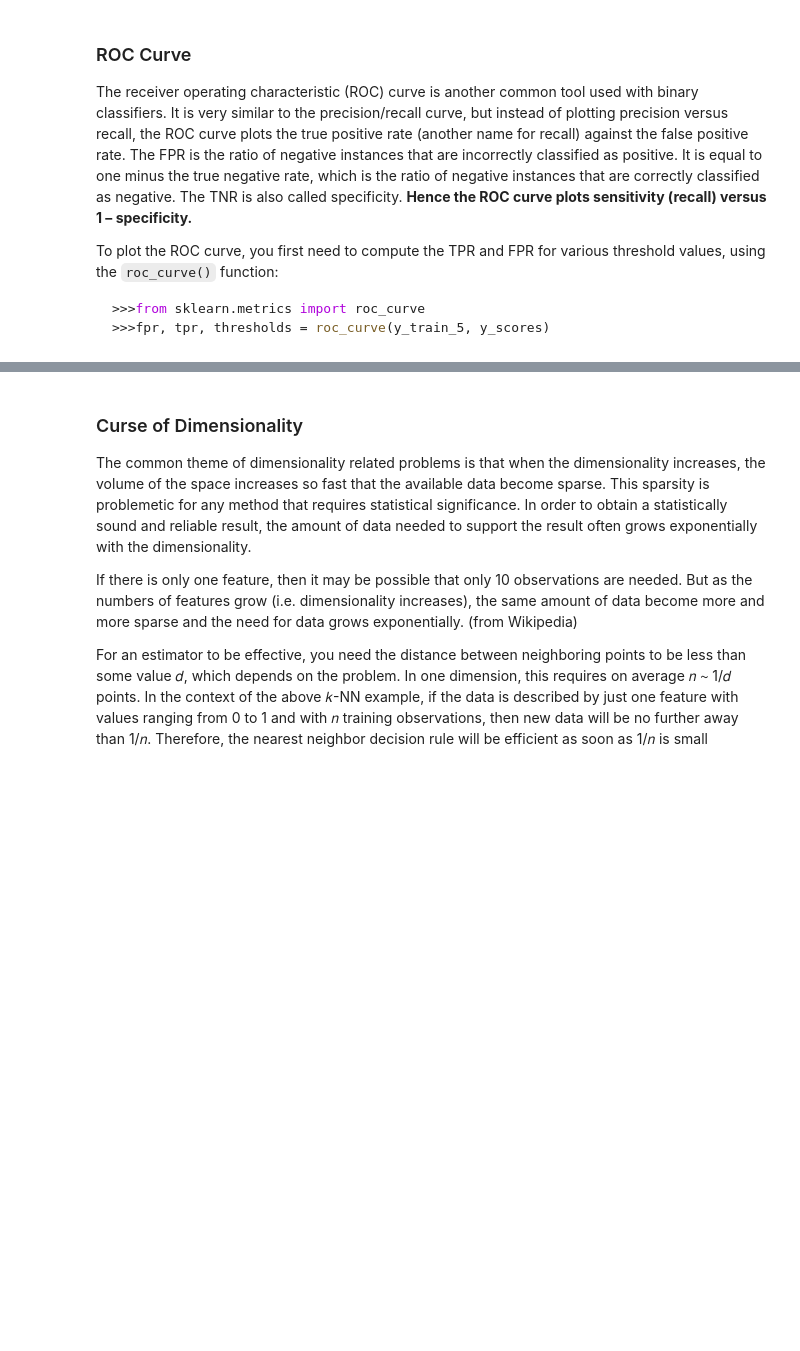
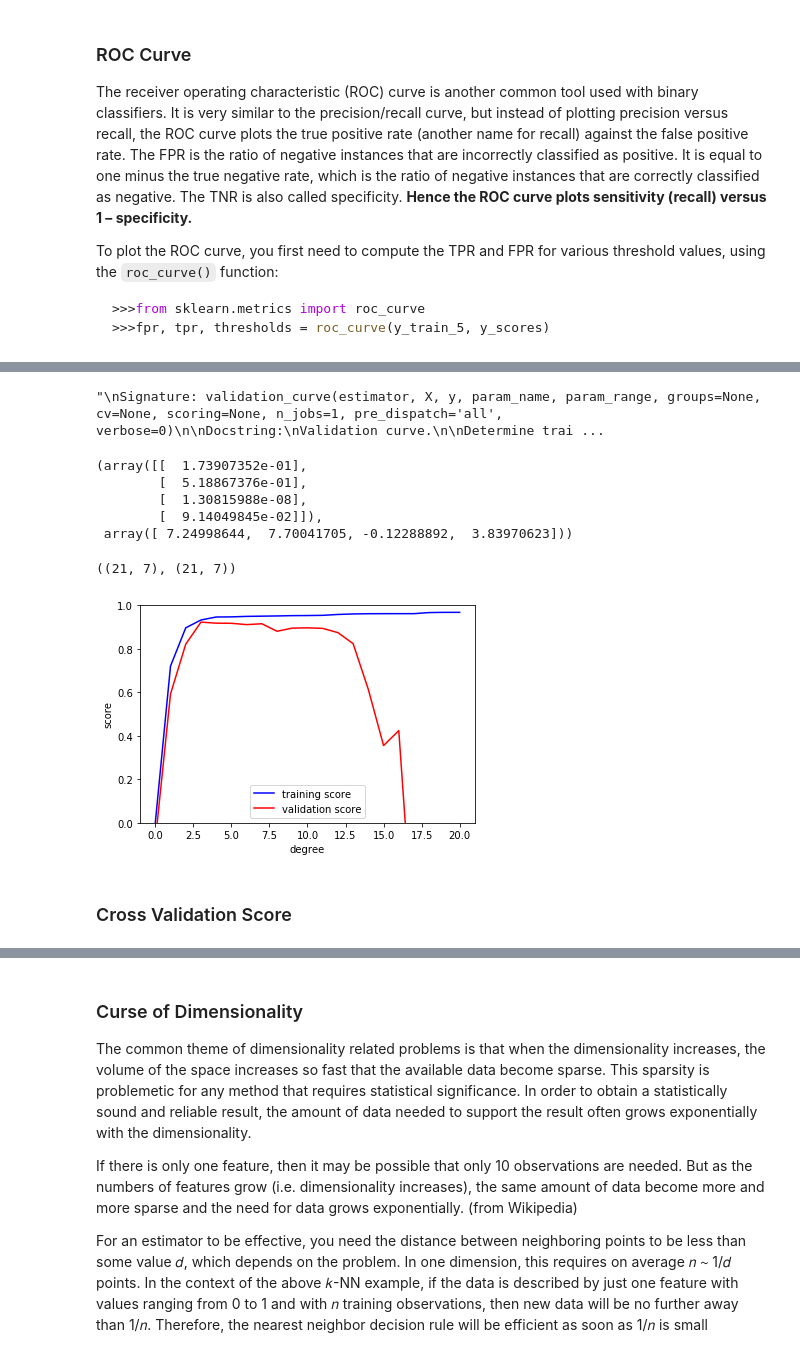
Before and after one commit to mayankkaizen/jupyter-notebooks, a Jupyter notebook: ML-Notes.ipynb, the cells around one changed output, grey strips where cells are left out. Saved outputs shown, nothing was run; the diff lists cells and outputs as text; code cells hidden in the pictures; blank space fills up the shorter version.

```diff
--- a/ML-Notes.ipynb
+++ b/ML-Notes.ipynb
@@ -180,0 +183,69 @@ To plot the ROC curve, you first need to compute the TPR and FPR for various thr
+# %%
+from sklearn.model_selection import validation_curve
+
+'''
+Signature: validation_curve(estimator, X, y, param_name, param_range, groups=None, cv=None, scoring=None, n_jobs=1, pre_dispatch='all', verbose=0)
+
+Docstring:
+Validation curve.
+
+Determine training and test scores for varying parameter values.
+
+Compute scores for an estimator with different values of a specified
+parameter. This is similar to grid search with one parameter. However, this
+will also compute training scores and is merely a utility for plotting the
+results.
+'''
+# %% [output]
+"\nSignature: validation_curve(estimator, X, y, param_name, param_range, groups=None, cv=None, scoring=None, n_jobs=1, pre_dispatch='all', verbose=0)\n\nDocstring:\nValidation curve.\n\nDetermine trai ...
+# %%
+import numpy as np
+
+def make_data(N, err=1.0, rseed=1):
+    # randomly sample the data
+    rng = np.random.RandomState(rseed)
+    X = rng.rand(N, 1) ** 2
+    y = 10 - 1. / (X.ravel() + 0.1)
+    if err > 0:
+        y += err * rng.randn(N)
+    return X, y
+
+X, y = make_data(40)
+# %%
+X[:4], y[:4]
+# %% [output]
+(array([[  1.73907352e-01],
+        [  5.18867376e-01],
+        [  1.30815988e-08],
+        [  9.14049845e-02]]),
+ array([ 7.24998644,  7.70041705, -0.12288892,  3.83970623]))
+# %%
+from sklearn.preprocessing import PolynomialFeatures
+from sklearn.linear_model import LinearRegression
+from sklearn.pipeline import make_pipeline
+import matplotlib.pyplot as plt
+%matplotlib inline
+
+def PolynomialRegression(degree=2, **kwargs):
+    return make_pipeline(PolynomialFeatures(degree),
+                         LinearRegression(**kwargs))
+
+from sklearn.model_selection import validation_curve
+degree = np.arange(0, 21)
+train_score, val_score = validation_curve(PolynomialRegression(), X, y,
+                                          'polynomialfeatures__degree', degree, cv=7)
+# %%
+train_score.shape, val_score.shape
+# %% [output]
+((21, 7), (21, 7))
+# %%
+plt.plot(degree, np.median(train_score, 1), color='blue', label='training score')
+plt.plot(degree, np.median(val_score, 1), color='red', label='validation score')
+plt.legend(loc='best')
+plt.ylim(0, 1)
+plt.xlabel('degree')
+plt.ylabel('score');
+# %% [output]
+[figure, added]
+# %% [markdown]
+### Cross Validation Score
```
Also changed, not shown: parts of 19 cells of this notebook, 3 other files.
